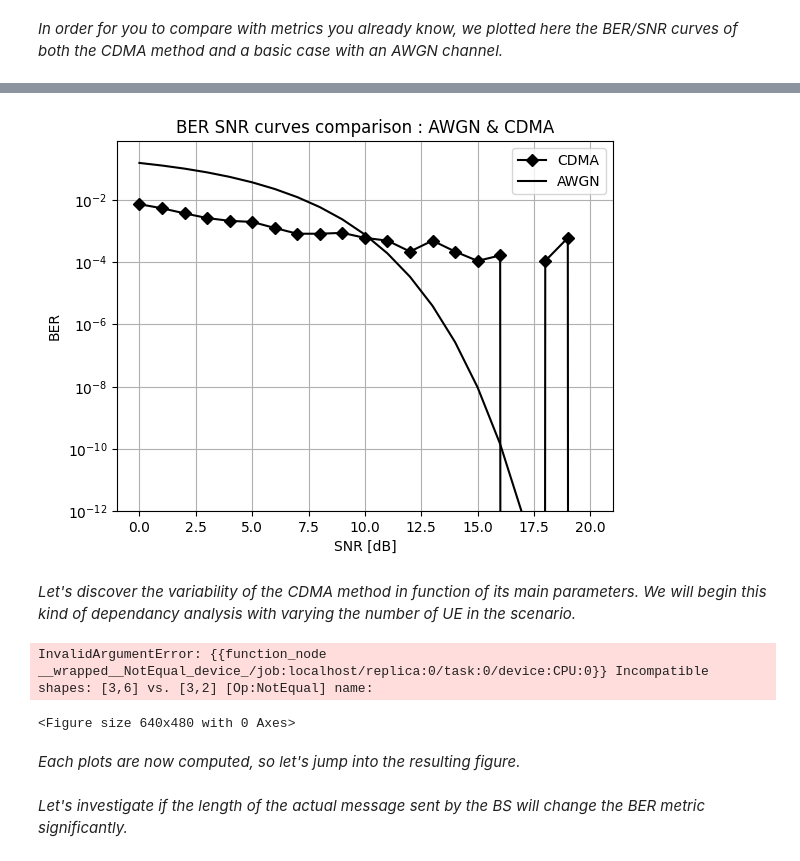
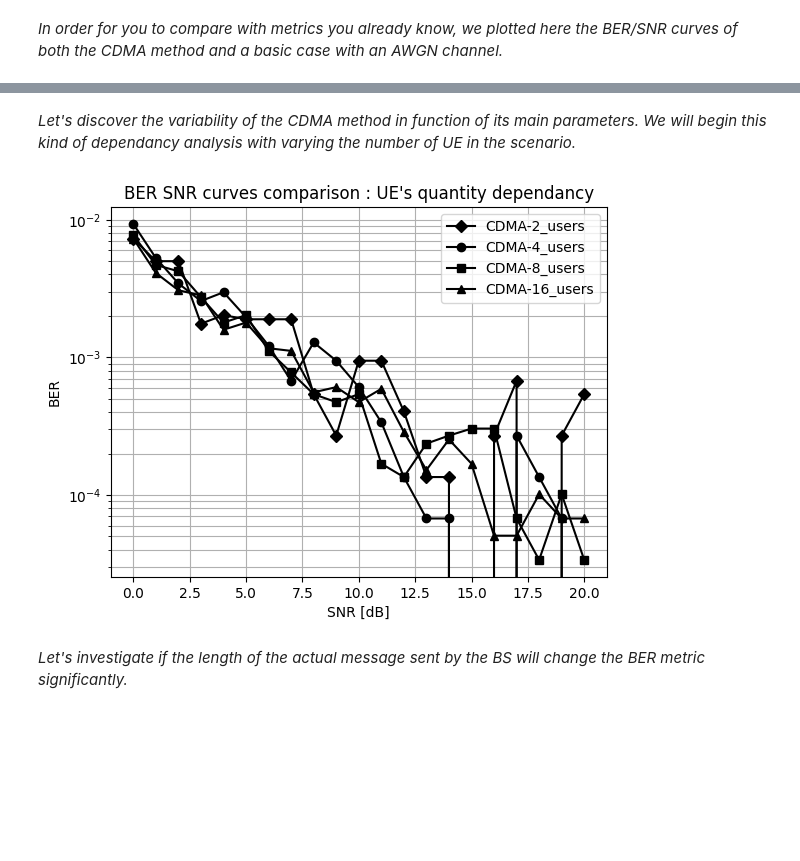
Before and after one commit to BaptisteSambon/LELEC2796-Juju-Baba, a Jupyter notebook: CDMA-final.ipynb, the cells around one changed output, grey strips where cells are left out. Saved outputs shown, nothing was run; the diff lists cells and outputs as text; code cells hidden in the pictures; blank space fills up the shorter version.

```diff
--- a/CDMA-final.ipynb
+++ b/CDMA-final.ipynb
@@ -120,21 +180,3 @@ Eb/N0 = 20, BER = 0.000000000
-# %%
-ber_awgn = (1/2)*erfc(np.sqrt(10**(0.1*ebn0)/2))
-
-plt.figure()
-plt.semilogy(ebn0, ber, "D-", label="CDMA", color="black")
-plt.plot(ebn0, ber_awgn, label="AWGN", color="black")
-plt.xlabel("SNR [dB]")
-plt.ylabel("BER")
-plt.xscale("linear")
-plt.yscale("log")
-plt.grid(which="both")
-plt.legend()
-plt.ylim([10**(-12), 0.8])
-plt.title("BER SNR curves comparison : AWGN & CDMA")
-plt.savefig("CDMA-images/MyBERSNR.png")
-plt.show()
-# %% [output]
-[figure, removed]
 # %% [markdown]
 *Let's discover the variability of the CDMA method in function of its main parameters. We will begin this kind of dependancy analysis with varying the number of UE in the scenario.*
 # %%
@@ -146,9 +188,11 @@ binary_source = sionna.utils.BinarySource()
 
 # Some parameters used to loop on the different SNR values and evaluate the BER.
 ebn0 = np.arange(0, 21, 1)
-nb_seq = 1000
+nb_seq = 1234
 alpha = 0
 ber = np.zeros(len(ebn0))
+tendancy = []
+previous_ber = 0
 
 # Crosscorrelation coefficients extracted using the Gold codes to simulate the ICI.
 # xCorrNegative is the negative bound and xCorrPositive the positive one of the coefficients.
@@ -185,36 +229,54 @@ for user in range(len(UserEquipements)):
             signalOtherCells = np.zeros(encoded.shape[0])
             for k in range(encoded.shape[0]):
                 signalOtherCells[k] = random.randint(0, 1)
             signalOtherCells = utils.Binary2PlusMinusOne(signalOtherCells, int)
 
             # Creating a Rayleigh fading channel and random complex noise.
             h = utils.Rayleigh_canal(alpha, len(encoded))
             n = (1j*np.random.normal(scale=np.sqrt(var_noise/2),size=encoded.shape)
                 + np.random.normal(scale=np.sqrt(var_noise/2),size=encoded.shape))
 
             # The received signal expression will thus be the following line.
             # A sum of the encoded data passing through the channel, some random noise and some random interferences.
             # We represent the Gold code action by cancelling the ICI thanks to the crosscorrelation coefficients.
             received = encoded*h + n + signalOtherCells*(xCorrPositive-xCorrNegative)/tx_params["nGold"]
 
             # At the UE, the received data is equalized using MMSE and then decoded with CDMA.
-            mmse = utils.MyMMSE(encoded, h, var_noise, received)
+            mmse = MyMMSE(encoded, h, var_noise, received)
             decoded = utils.CDMA_decode(mmse, tx_params)
 
             # Here we use tensorflow and sionna functions to compute the BER metric of the latter decoded signal.
             decoded_tf = tf.convert_to_tensor(decoded)
             decoded_tf = tf.cast(tf.less(0.0, decoded_tf), tf.float32)
-            BinarySource = tf.cast(tf.less(0.0, BinarySource), tf.float32)
+            BinarySource = tf.cast(tf.less(0.0, data), tf.float32)
             ber_j = sionna.utils.metrics.compute_ber(BinarySource, decoded_tf)
             ber_i[j] = ber_j.numpy()
 
         # Compute the final BER mean value for a specific SNR.
         ber[i] = np.mean(ber_i)
 
+        # For sake of having a nice plot, if the BER=0 due to numerical computations,
+        # we change its value with the current tendancy.
+        if i>0:
+            tendancy.append(abs(ber[i]-previous_ber))
+        if ber[i]<1e-6:
+            ber[i]=abs(previous_ber-np.mean(tendancy))
+        previous_ber = ber[i]
+
     # A nice plot of the corresponding BER/SNR curve for the current UE.
     plt.semilogy(ebn0, ber, symbols[user], label="CDMA-"+str(UserEquipements[user])+"_users", color="black")
+
+plt.xlabel("SNR [dB]")
+plt.ylabel("BER")
+plt.xscale("linear")
+plt.yscale("log")
+plt.grid(which="both")
+plt.legend()
+plt.title("BER SNR curves comparison : UE's quantity dependancy")
+plt.savefig("CDMA-images/MyBERSNRuser.png")
+plt.show()
+
+# Reset of the initial UE number.
+tx_params["nUsers"] = 3
 # %% [output]
-InvalidArgumentError: {{function_node __wrapped__NotEqual_device_/job:localhost/replica:0/task:0/device:CPU:0}} Incompatible shapes: [3,6] vs. [3,2] [Op:NotEqual] name:
-<Figure size 640x480 with 0 Axes>
+[figure, added]
-# %% [markdown]
-*Each plots are now computed, so let's jump into the resulting figure.*
```
Also changed, not shown: parts of 12 cells of this notebook, 6 other files.
